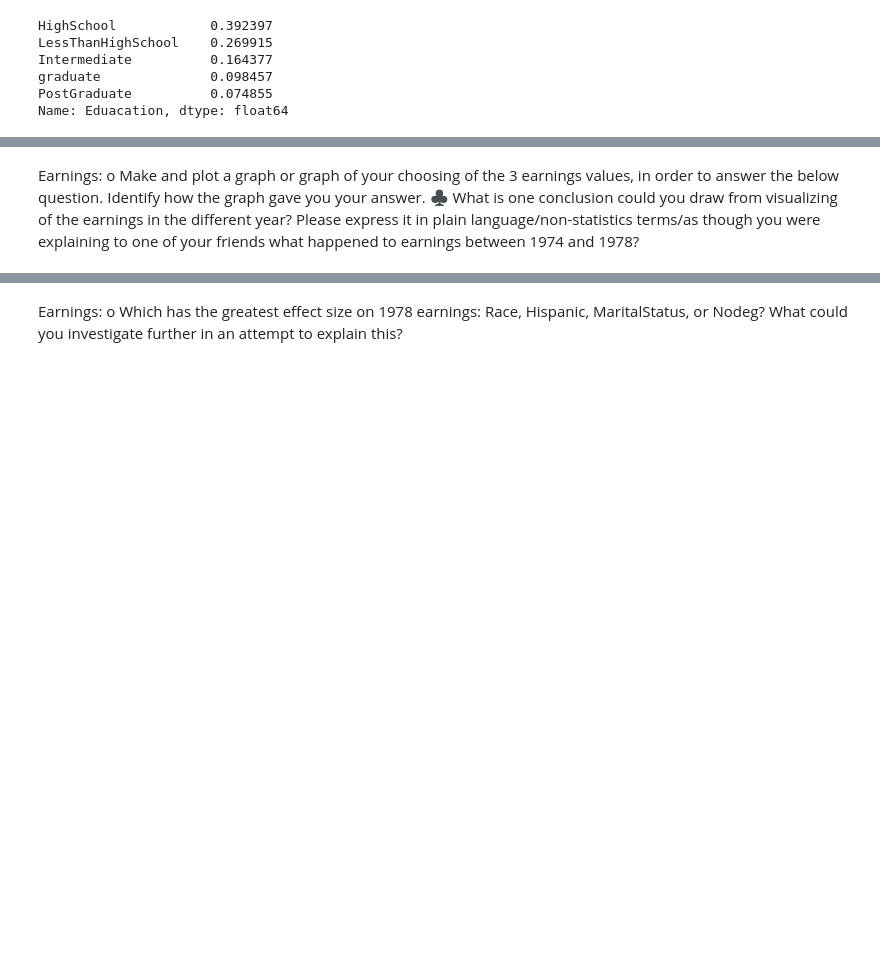
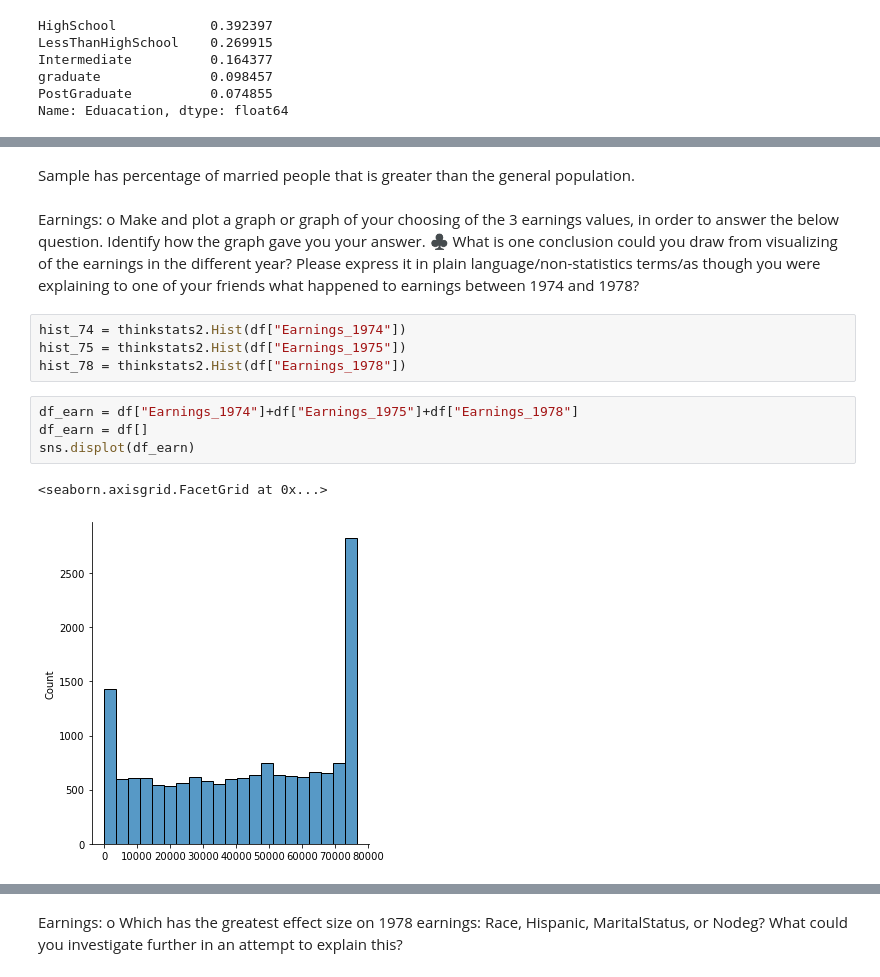
Before and after one commit to jamarabe/DATA3450, a Jupyter notebook: Assignment1.ipynb, the cells around one changed output, grey strips where cells are left out. Saved outputs shown, nothing was run; the diff lists cells and outputs as text; blank space fills up the shorter version.

```diff
--- a/Assignment1.ipynb
+++ b/Assignment1.ipynb
@@ -156,4 +178,17 @@ Name: Eduacation, dtype: float64
+# %% [markdown]
+Sample has percentage of married people that is greater than the general population.
 # %% [markdown]
 Earnings:
 o	Make and plot a graph or graph of your choosing of the 3 earnings values, in order to answer the below question. Identify how the graph gave you your answer.
     ♣	What is one conclusion could you draw from visualizing of the earnings in the different year? Please express it in plain language/non-statistics terms/as though you were explaining to one of your friends what happened to earnings between 1974 and 1978?
+# %%
+hist_74 = thinkstats2.Hist(df["Earnings_1974"])
+hist_75 = thinkstats2.Hist(df["Earnings_1975"])
+hist_78 = thinkstats2.Hist(df["Earnings_1978"])
+# %%
+df_earn = df["Earnings_1974"]+df["Earnings_1975"]+df["Earnings_1978"]
+df_earn = df[]
+sns.displot(df_earn)
+# %% [output]
+<seaborn.axisgrid.FacetGrid at 0x...>
+[figure, added]
```
Also changed, not shown: parts of 14 cells of this notebook, 2 other files.
